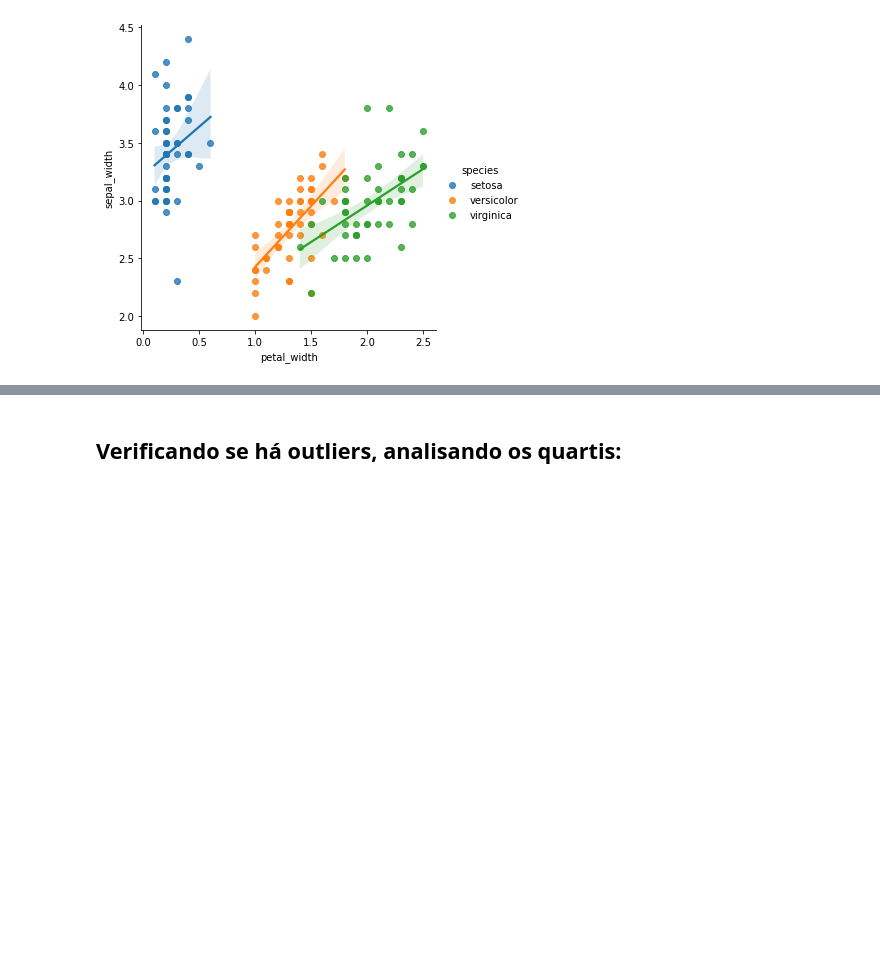
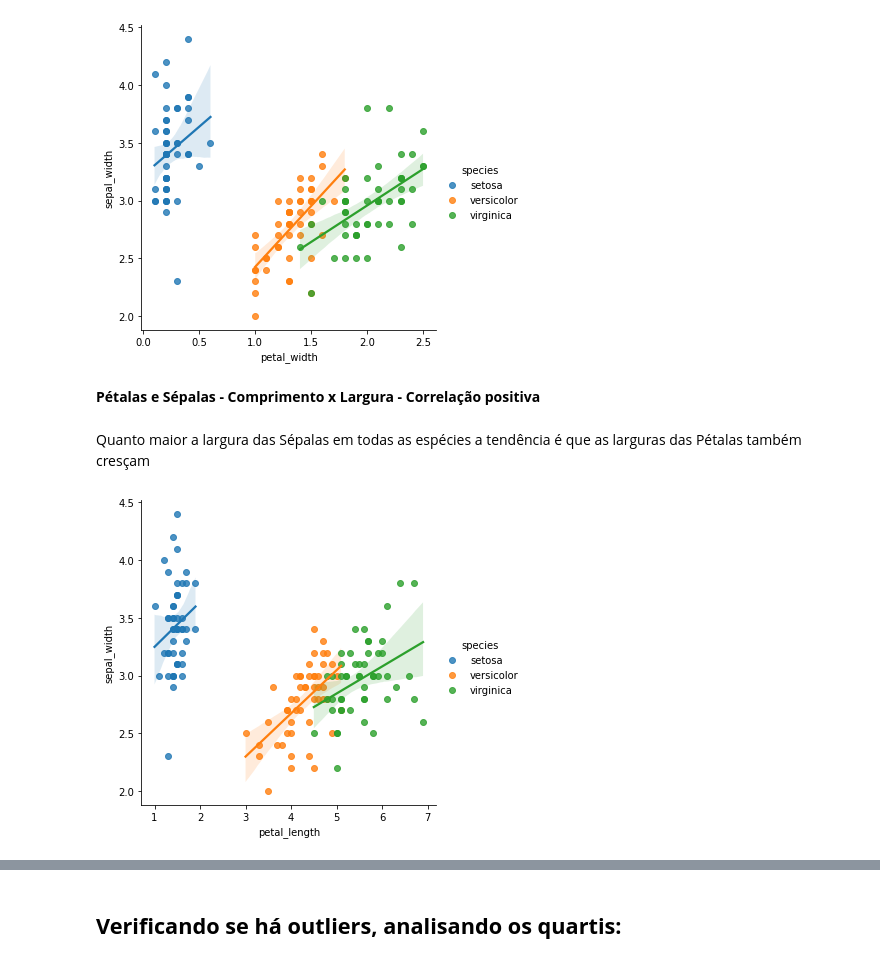
Before and after one commit to fabiobarreto-ds/data-analysis, a Jupyter notebook: 02-IRIS_eda.ipynb, the cells around one changed output, grey strips where cells are left out. Drawn from its saved outputs; the diff is of its cells as text; code cells hidden in the pictures; blank space fills up the shorter version.

```diff
--- a/02-IRIS_eda.ipynb
+++ b/02-IRIS_eda.ipynb
@@ -18,4 +18,4 @@ import seaborn as sns
 import warnings
 warnings.filterwarnings('ignore')
 # %%
-df = pd.read_csv("iris.csv")
+df = pd.read_csv("sample_data/iris.csv")
@@ -123,3 +109,11 @@ Quanto maior a largura das Pétalas em todas as espécies a tendência é que as
 sns.lmplot(data=df, x="petal_width", y="sepal_width", hue="species");
 # %% [output]
 [figure]
+# %% [markdown]
+**Pétalas e Sépalas - Comprimento x Largura - Correlação positiva**
+# %% [markdown]
+Quanto maior a largura das Sépalas em todas as espécies a tendência é que as larguras das Pétalas também cresçam
+# %%
+sns.lmplot(data=df, x="petal_length", y="sepal_width", hue="species");
+# %% [output]
+[figure, added]
```
Also changed, not shown: parts of 4 cells of this notebook, 1 other file.
